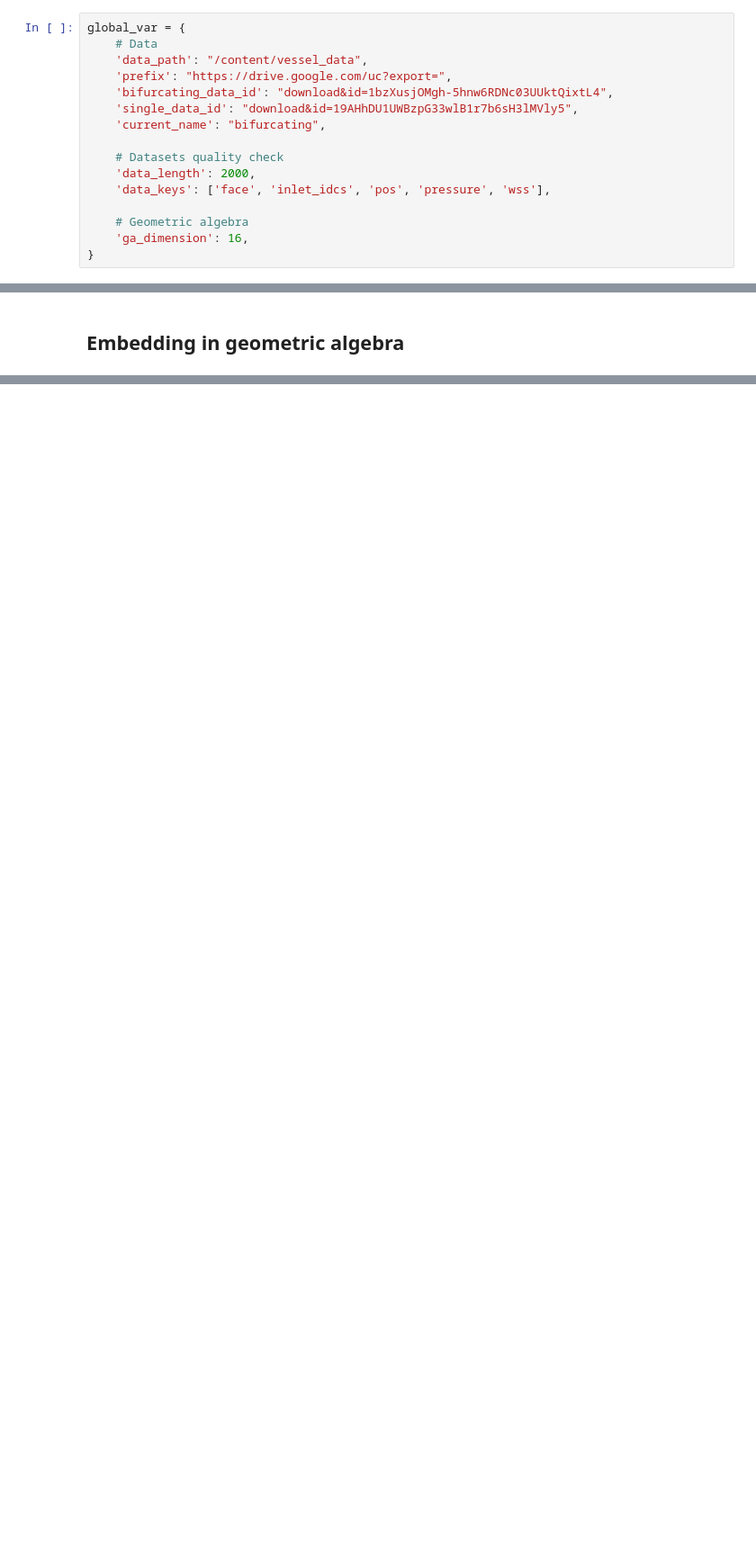
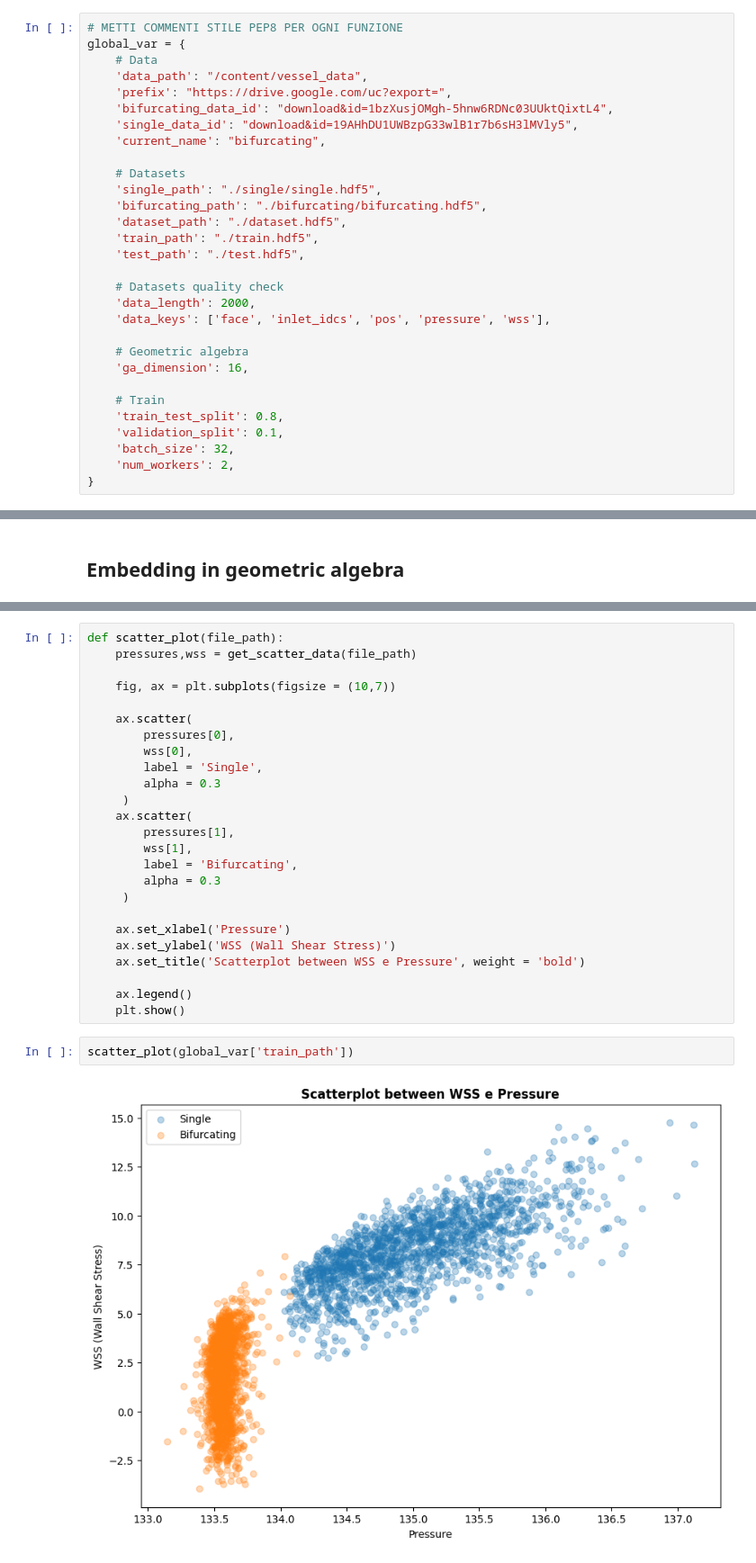
Before and after one commit to LorCir28/Geometric_Algebra_Transformer, a Jupyter notebook: code/[GATr]_Vessel_classification.ipynb, the cells around one changed output, grey strips where cells are left out. Shown: that part at 90% size. Cells and saved outputs as stored; diff of their text form; blank space fills up the shorter version.

```diff
--- a/code/[GATr]_Vessel_classification.ipynb
+++ b/code/[GATr]_Vessel_classification.ipynb
@@ -1,6 +1,7 @@
 # %% [markdown]
 # Global
 # %%
+# METTI COMMENTI STILE PEP8 PER OGNI FUNZIONE
 global_var = {
     # Data
     'data_path': "/content/vessel_data",
@@ -9,12 +10,25 @@ global_var = {
     'single_data_id': "download&id=19AHhDU1UWBzpG33wlB1r7b6sH3lMVly5",
     'current_name': "bifurcating",
 
+    # Datasets
+    'single_path': "./single/single.hdf5",
+    'bifurcating_path': "./bifurcating/bifurcating.hdf5",
+    'dataset_path': "./dataset.hdf5",
+    'train_path': "./train.hdf5",
+    'test_path': "./test.hdf5",
+
     # Datasets quality check
     'data_length': 2000,
     'data_keys': ['face', 'inlet_idcs', 'pos', 'pressure', 'wss'],
 
     # Geometric algebra
     'ga_dimension': 16,
+
+    # Train
+    'train_test_split': 0.8,
+    'validation_split': 0.1,
+    'batch_size': 32,
+    'num_workers': 2,
 }
 # %% [markdown]
 # Imports
@@ -336,0 +721,29 @@ single_embedded = embed_data(
+# %%
+def scatter_plot(file_path):
+    pressures,wss = get_scatter_data(file_path)
+
+    fig, ax = plt.subplots(figsize = (10,7))
+
+    ax.scatter(
+        pressures[0],
+        wss[0],
+        label = 'Single',
+        alpha = 0.3
+     )
+    ax.scatter(
+        pressures[1],
+        wss[1],
+        label = 'Bifurcating',
+        alpha = 0.3
+     )
+
+    ax.set_xlabel('Pressure')
+    ax.set_ylabel('WSS (Wall Shear Stress)')
+    ax.set_title('Scatterplot between WSS e Pressure', weight = 'bold')
+
+    ax.legend()
+    plt.show()
+# %%
+scatter_plot(global_var['train_path'])
+# %% [output]
+[figure, added]
```
Also changed, not shown: parts of 34 cells of this notebook.
